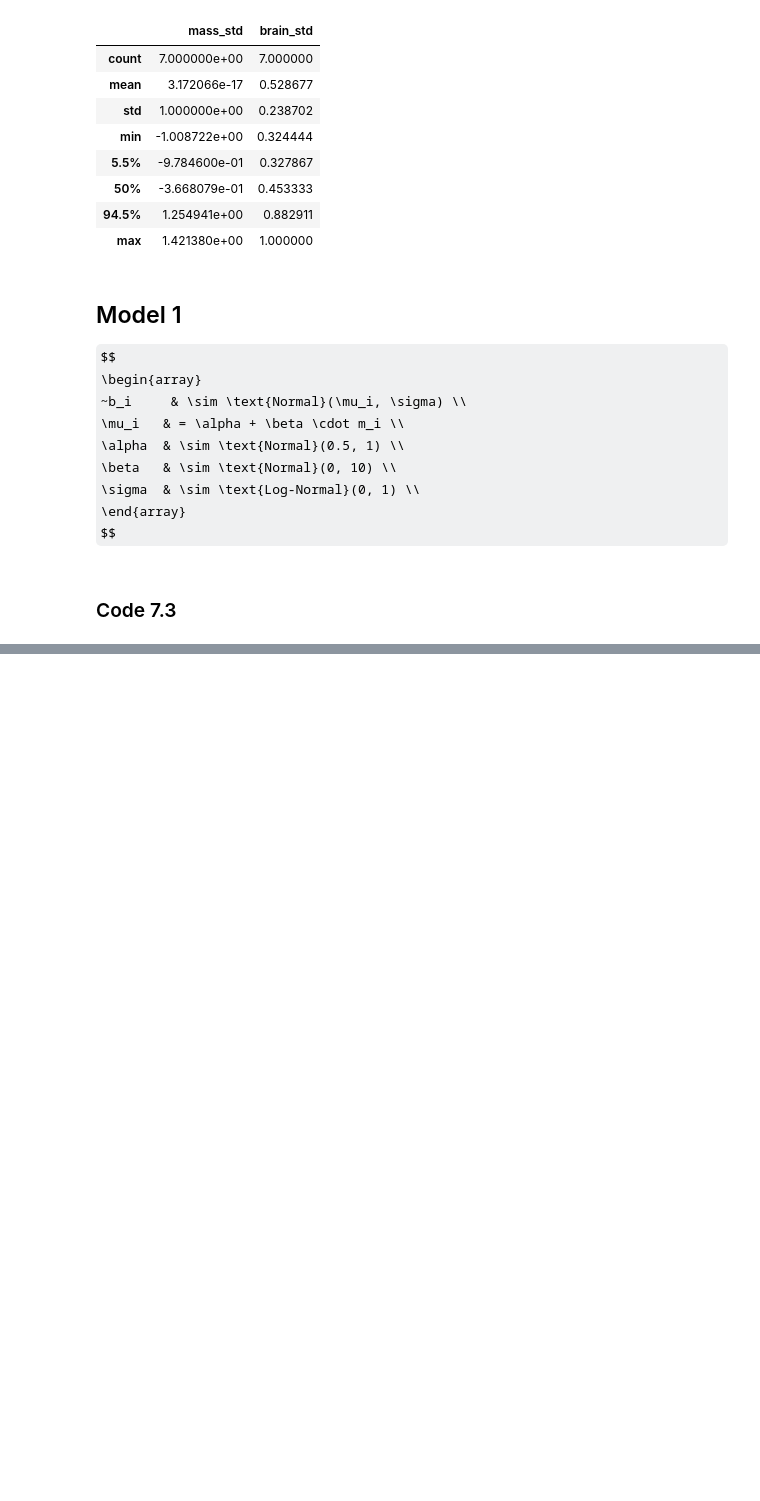
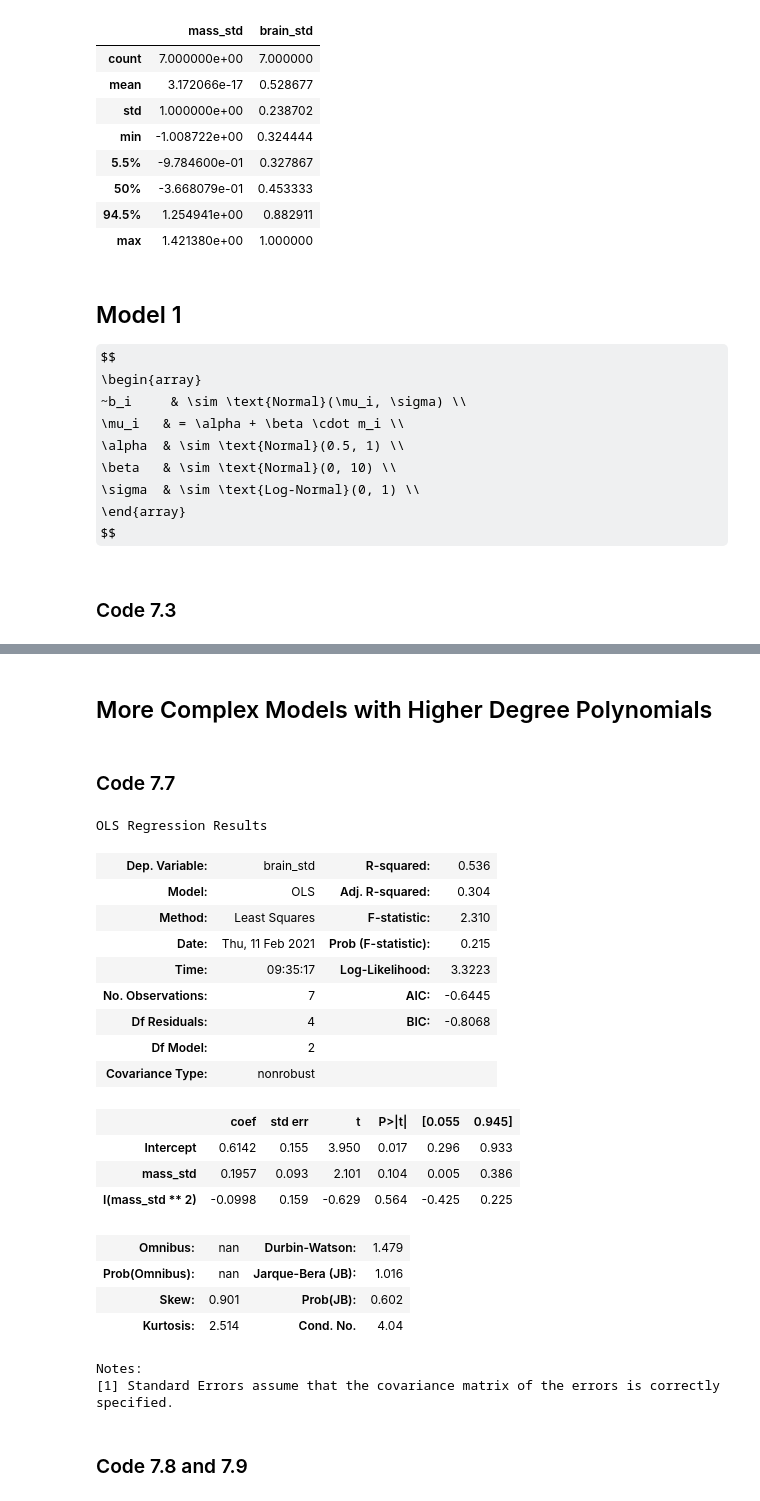
Before and after one commit to somnath1077/statistical_rethinking, a Jupyter notebook: code/ch07/nb01_overfitting.ipynb, the cells around one changed output, grey strips where cells are left out. Drawn from its saved outputs; the diff is of its cells as text; code cells hidden in the pictures; some formulas as TeX source; blank space fills up the shorter version.

```diff
--- a/code/ch07/nb01_overfitting.ipynb
+++ b/code/ch07/nb01_overfitting.ipynb
@@ -118,0 +117,31 @@ calculate_r2_score(posterior_means=posterior_means)
+# %% [markdown]
+## More Complex Models with Higher Degree Polynomials
+# %% [markdown]
+### Code 7.7
+# %%
+m_7_2 = smf.ols("brain_std ~ mass_std + I(mass_std**2)", data=df).fit()
+
+m_7_2.summary(alpha=0.11)
+# %% [output]
+OLS Regression Results
+| Dep. Variable: | brain_std | R-squared: | 0.536 |
+| Model: | OLS | Adj. R-squared: | 0.304 |
+| Method: | Least Squares | F-statistic: | 2.310 |
+| Date: | Thu, 11 Feb 2021 | Prob (F-statistic): | 0.215 |
+| Time: | 09:35:17 | Log-Likelihood: | 3.3223 |
+| No. Observations: | 7 | AIC: | -0.6445 |
+| Df Residuals: | 4 | BIC: | -0.8068 |
+| Df Model: | 2 |  |  |
+| Covariance Type: | nonrobust |  |  |
+|  | coef | std err | t | P>|t| | [0.055 | 0.945] |
+| Intercept | 0.6142 | 0.155 | 3.950 | 0.017 | 0.296 | 0.933 |
+| mass_std | 0.1957 | 0.093 | 2.101 | 0.104 | 0.005 | 0.386 |
+| I(mass_std ** 2) | -0.0998 | 0.159 | -0.629 | 0.564 | -0.425 | 0.225 |
+| Omnibus: | nan | Durbin-Watson: | 1.479 |
+| Prob(Omnibus): | nan | Jarque-Bera (JB): | 1.016 |
+| Skew: | 0.901 | Prob(JB): | 0.602 |
+| Kurtosis: | 2.514 | Cond. No. | 4.04 |
+Notes:
+[1] Standard Errors assume that the covariance matrix of the errors is correctly specified.
+# %% [markdown]
+### Code 7.8 and 7.9
```
Also changed, not shown: parts of 9 cells of this notebook.
